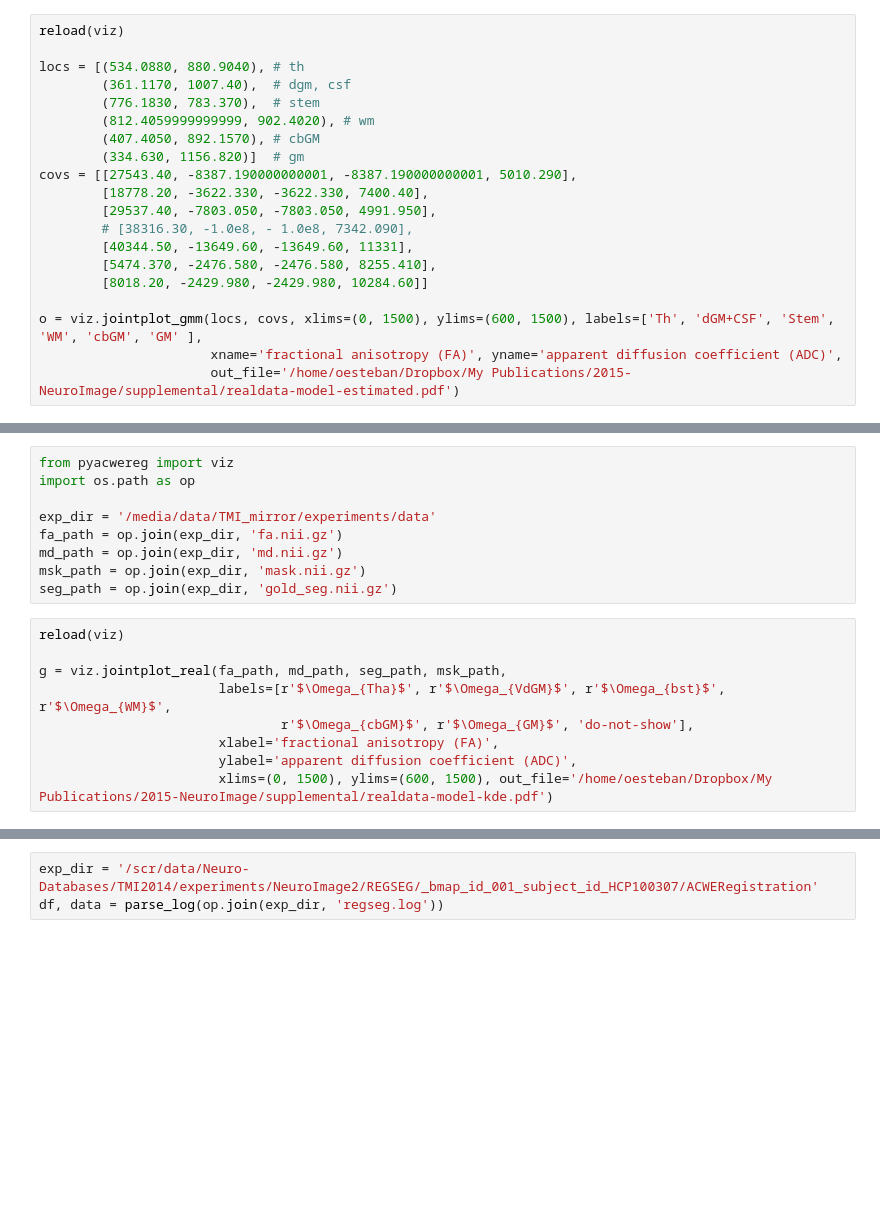
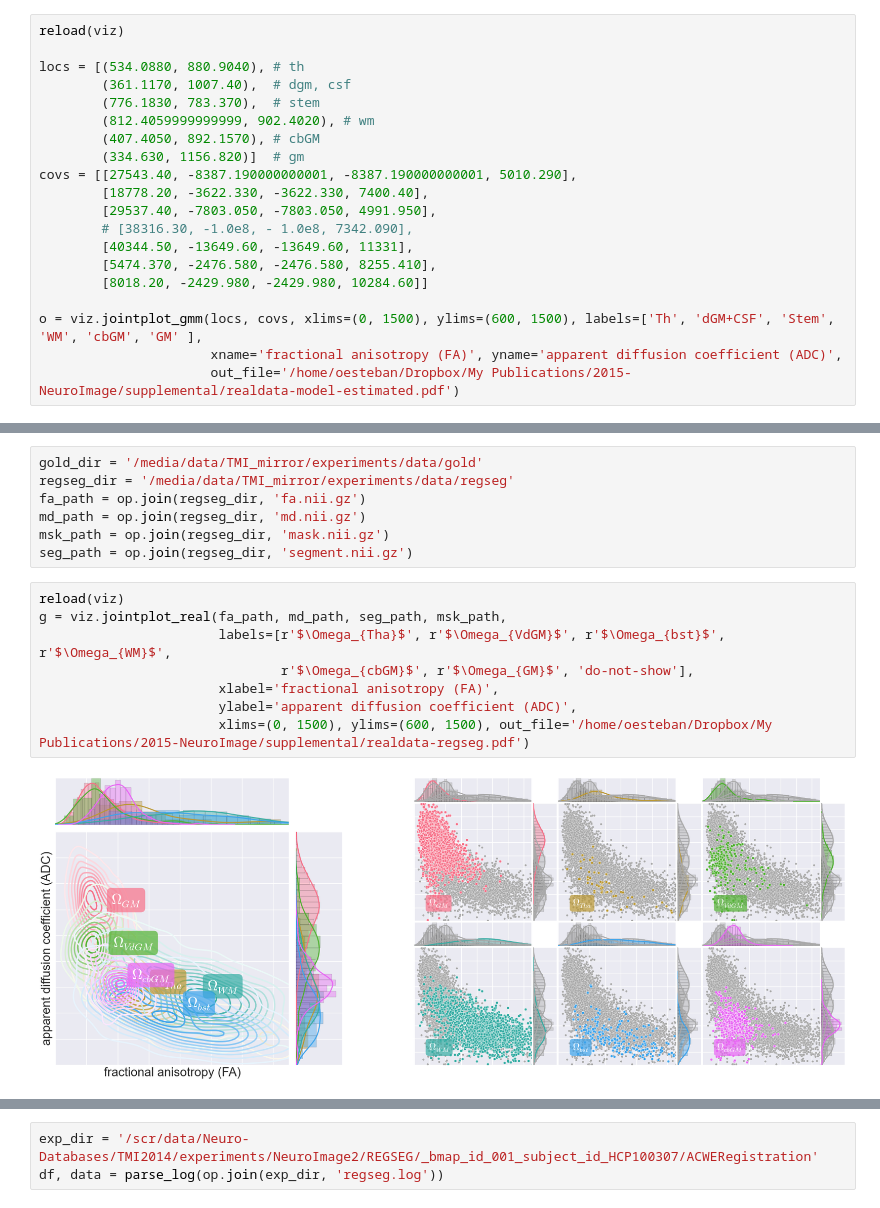
Before and after one commit to oesteban/RegSeg, a Jupyter notebook: Scripts/notebooks/graphs.ipynb, the cells around one changed output, grey strips where cells are left out. Cells and saved outputs as stored; diff of their text form; blank space fills up the shorter version.

```diff
--- a/Scripts/notebooks/graphs.ipynb
+++ b/Scripts/notebooks/graphs.ipynb
@@ -93,21 +166,20 @@ o = viz.jointplot_gmm(locs, covs, xlims=(0, 1500), ylims=(600, 1500), labels=['T
 # %%
-from pyacwereg import viz
-import os.path as op
-
-exp_dir = '/media/data/TMI_mirror/experiments/data'
-fa_path = op.join(exp_dir, 'fa.nii.gz')
-md_path = op.join(exp_dir, 'md.nii.gz')
-msk_path = op.join(exp_dir, 'mask.nii.gz')
-seg_path = op.join(exp_dir, 'gold_seg.nii.gz')
+gold_dir = '/media/data/TMI_mirror/experiments/data/gold'
+regseg_dir = '/media/data/TMI_mirror/experiments/data/regseg'
+fa_path = op.join(regseg_dir, 'fa.nii.gz')
+md_path = op.join(regseg_dir, 'md.nii.gz')
+msk_path = op.join(regseg_dir, 'mask.nii.gz')
+seg_path = op.join(regseg_dir, 'segment.nii.gz')
 # %%
 reload(viz)
-
 g = viz.jointplot_real(fa_path, md_path, seg_path, msk_path,
                        labels=[r'$\Omega_{Tha}$', r'$\Omega_{VdGM}$', r'$\Omega_{bst}$', r'$\Omega_{WM}$',
                                r'$\Omega_{cbGM}$', r'$\Omega_{GM}$', 'do-not-show'],
                        xlabel='fractional anisotropy (FA)',
                        ylabel='apparent diffusion coefficient (ADC)',
-                       xlims=(0, 1500), ylims=(600, 1500), out_file='/home/oesteban/Dropbox/My Publications/2015-NeuroImage/supplemental/realdata-model-kde.pdf')
+                       xlims=(0, 1500), ylims=(600, 1500), out_file='/home/oesteban/Dropbox/My Publications/2015-NeuroImage/supplemental/realdata-regseg.pdf')
+# %% [output]
+[figure, added]
 # %%
 import os
 import os.path as op
```
Also changed, not shown: parts of 4 cells of this notebook, 1 other file.
